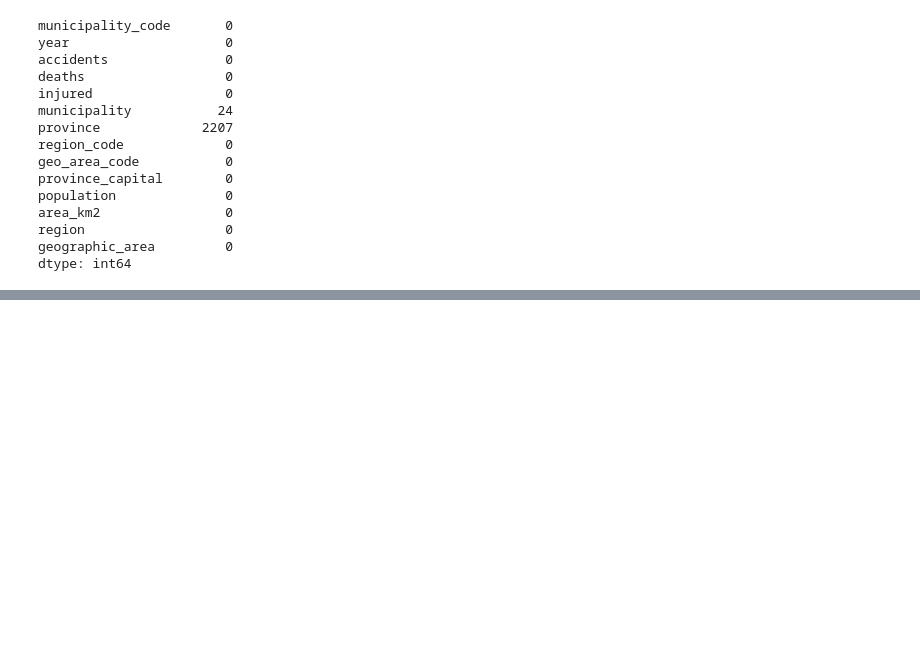
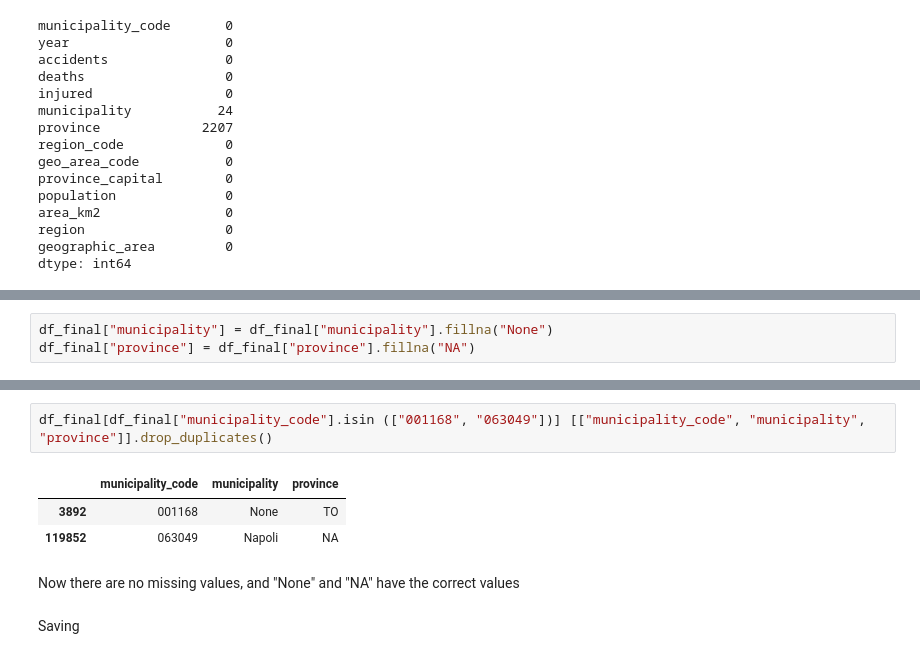
Before and after one commit to aledoll01-sys/progetto_finale, a Jupyter notebook: notebooks/02_data_cleaning.ipynb, the cells around one changed output, grey strips where cells are left out. Saved outputs shown, nothing was run; the diff lists cells and outputs as text; blank space fills up the shorter version.

```diff
--- a/notebooks/02_data_cleaning.ipynb
+++ b/notebooks/02_data_cleaning.ipynb
@@ -479,0 +524,3 @@ dtype: int64
+# %%
+df_final["municipality"] = df_final["municipality"].fillna("None")
+df_final["province"] = df_final["province"].fillna("NA")
@@ -479,0 +545,10 @@ dtype: int64
+# %%
+df_final[df_final["municipality_code"].isin (["001168", "063049"])] [["municipality_code", "municipality", "province"]].drop_duplicates()
+# %% [output]
+|  | municipality_code | municipality | province |
+| 3892 | 001168 | None | TO |
+| 119852 | 063049 | Napoli | NA |
+# %% [markdown]
+Now there are no missing values, and "None" and "NA" have the correct values
+# %% [markdown]
+Saving
```
Also changed, not shown: parts of 9 cells of this notebook, 1 other file.
